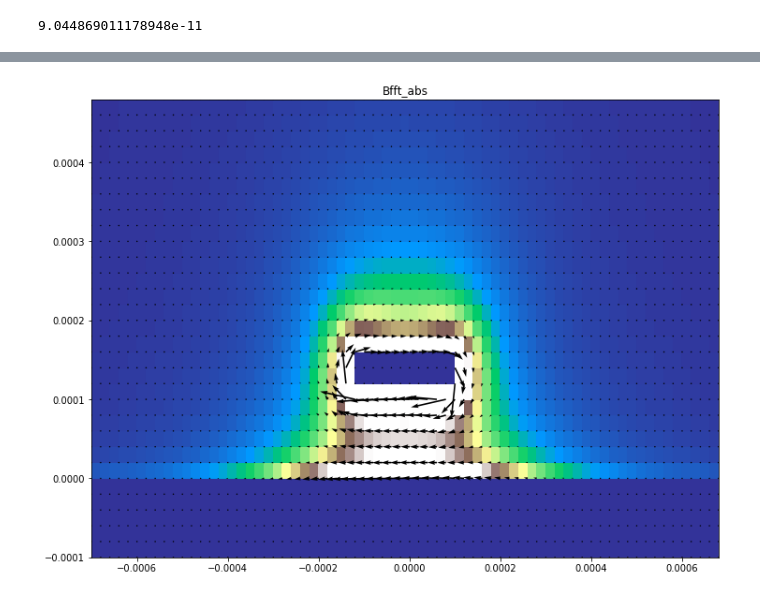
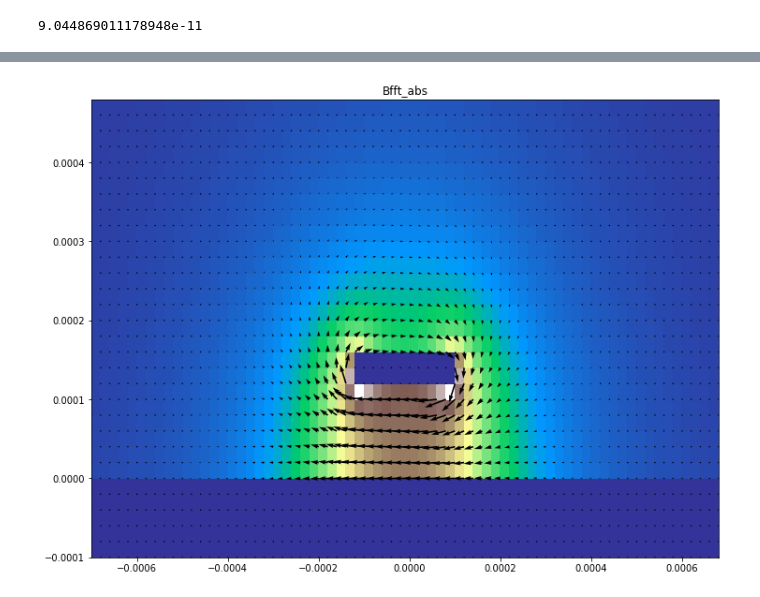
Before and after one commit to acidbourbon/lab_bench, a Jupyter notebook: workdir/jupyter/misc_mw/field_solver/laplace2D_B_field_devel.ipynb, the cells around one changed output, grey strips where cells are left out. Saved outputs shown, nothing was run; the diff lists cells and outputs as text; code cells hidden in the pictures.

Commit message:
fixed a bug in the B field power law ... it seems I can now more or less correctly calculate impedance!

```diff
--- a/workdir/jupyter/misc_mw/field_solver/laplace2D_B_field_devel.ipynb
+++ b/workdir/jupyter/misc_mw/field_solver/laplace2D_B_field_devel.ipynb
@@ -278,32 +139,0 @@ def J_of_conductor(conductor,rho):
-# %%
-J1 = J_of_conductor(c1,rho)
-J2 = J_of_conductor(c2,rho)
-
-J = field(my_grid)
-J.matrix = -(J1.matrix + J2.matrix)
-
-Bfft = B_from_J(J,fixed_mask)
-# %%
-b_abs = Bfft.abs_matrix()
-
-scale = np.max(b_abs)
-
-cmap="seismic"
-cmap="terrain"
-
-scale = 30
-
-
-plt.pcolormesh(my_grid.X,my_grid.Y,b_abs, cmap=cmap)
-plt.clim(0,scale)
-plt.quiver(my_grid.X,my_grid.Y,Bfft.matrix[:,:,0],Bfft.matrix[:,:,1], scale=2000)
-plt.title("Bfft_abs")
-plt.show()
-
-#plt.pcolormesh(my_grid.X,my_grid.Y,b_abs, cmap=cmap)
-#plt.clim(0,scale)
-#plt.quiver(my_grid.X,my_grid.Y,B.matrix[:,:,0],B.matrix[:,:,1], scale=2000)
-#plt.title("B_abs")
-#plt.show()
-# %% [output]
-[figure, removed]
@@ -309,0 +148,39 @@ plt.show()
+# %%
+def B_of_conductors(J,conductor_list):
+
+    Jmasked = field(J.grid)
+    conductor_mask, dummy = conductors_to_mask(rho.grid,conductor_list)
+    Jmasked.matrix = J.matrix * conductor_mask.matrix
+
+    return B_from_J(Jmasked,conductor_mask)
+# %%
+Q1 = charge_on_conductor(rho,c1)
+
+J = field(rho.grid)
+J.matrix = rho.matrix/(Q1/my_grid.area_element)
+
+Bfft = B_of_conductors(J,[c1,c2])
+# %%
+b_abs = Bfft.abs_matrix()
+
+scale = np.max(b_abs)
+
+cmap="seismic"
+cmap="terrain"
+
+#scale = 30
+
+
+plt.pcolormesh(my_grid.X,my_grid.Y,b_abs, cmap=cmap)
+#plt.clim(0,scale)
+plt.quiver(my_grid.X,my_grid.Y,Bfft.matrix[:,:,0],Bfft.matrix[:,:,1], scale=.1)
+plt.title("Bfft_abs")
+plt.show()
+
+#plt.pcolormesh(my_grid.X,my_grid.Y,b_abs, cmap=cmap)
+#plt.clim(0,scale)
+#plt.quiver(my_grid.X,my_grid.Y,B.matrix[:,:,0],B.matrix[:,:,1], scale=2000)
+#plt.title("B_abs")
+#plt.show()
+# %% [output]
+[figure, added]
```
Also changed, not shown: parts of 17 cells of this notebook, 2 other files.
